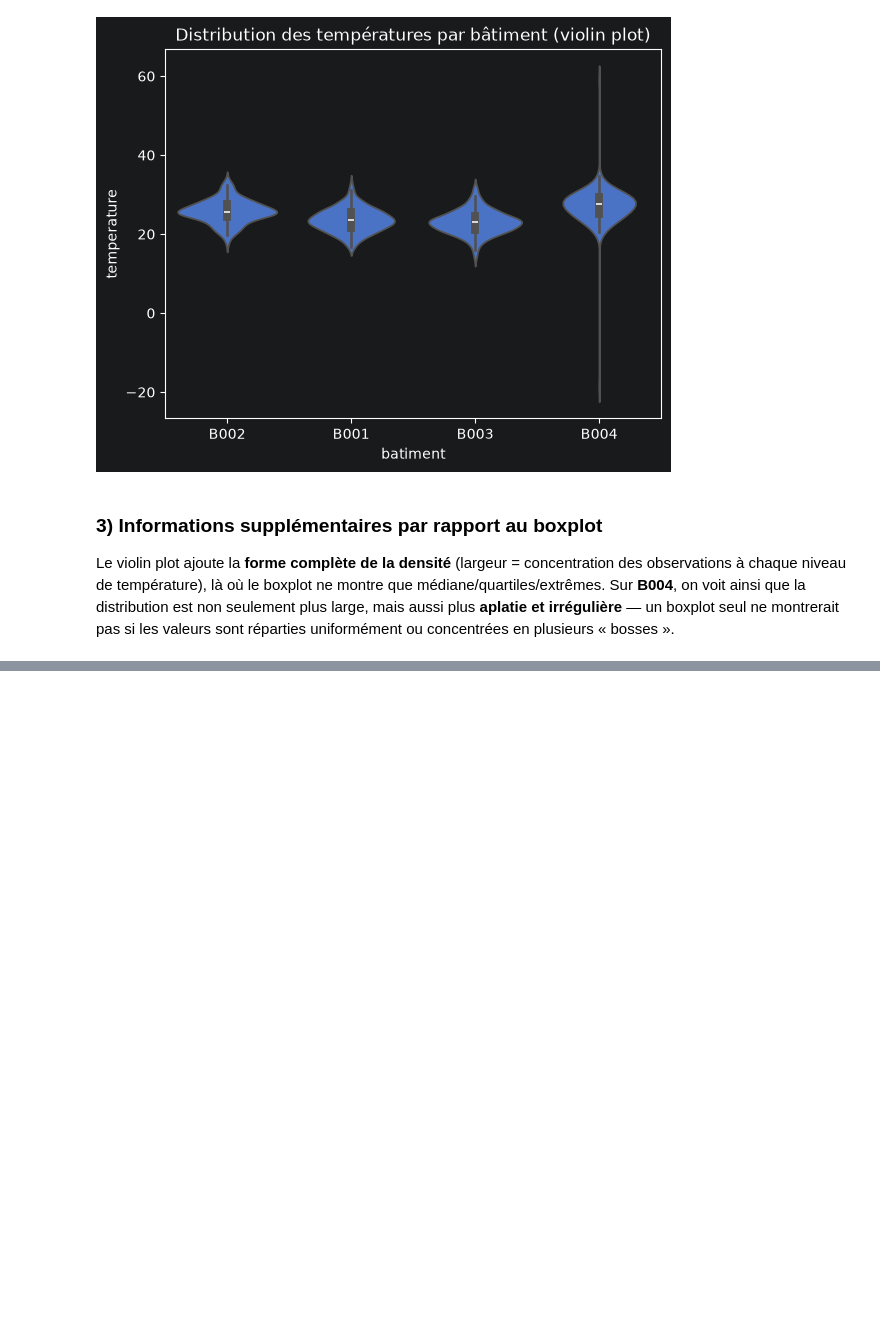
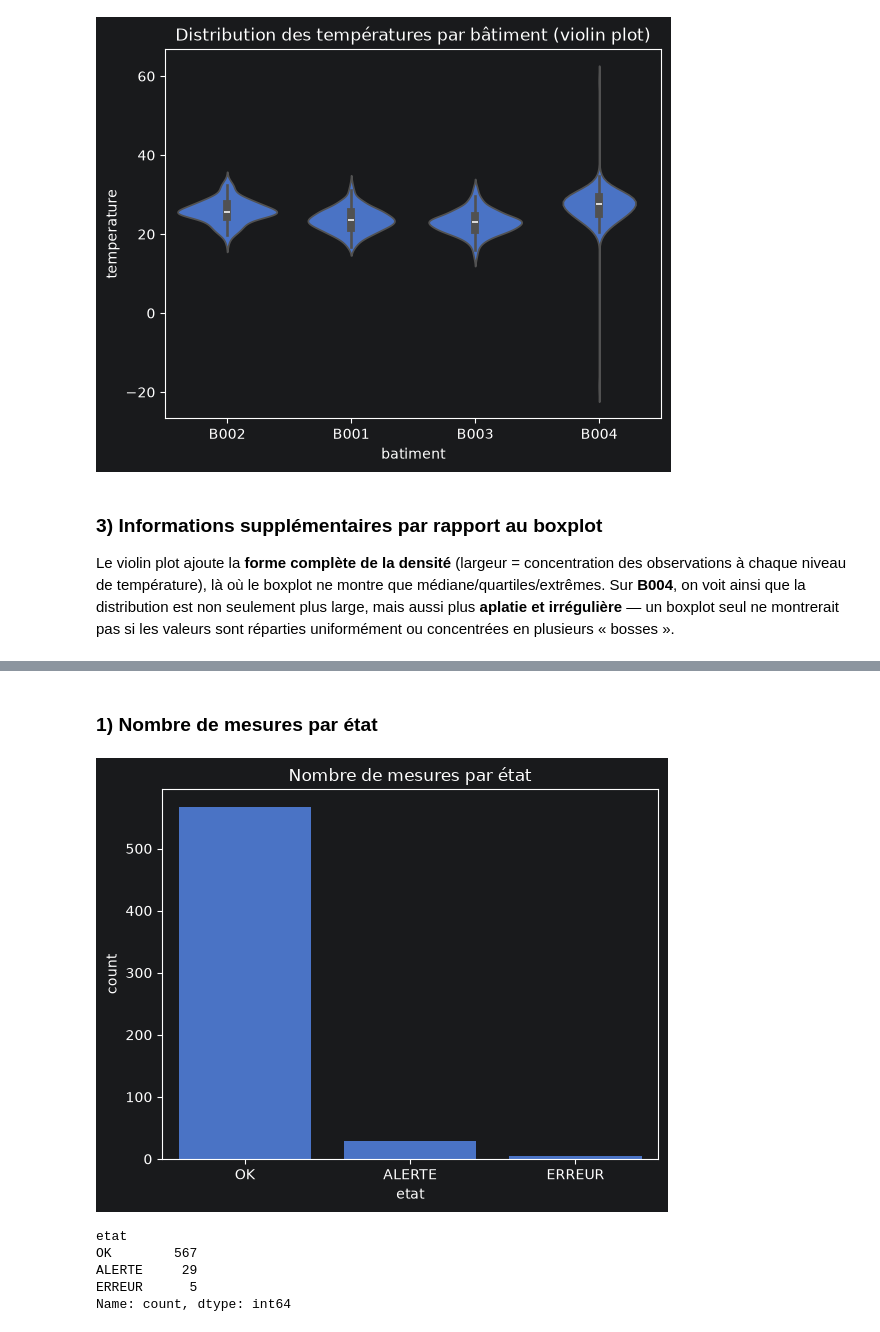
Before and after one commit to Abdouaziz2/atelier_seaborn_iot, a Jupyter notebook: notebooks/atelier_seaborn_iot.ipynb, the cells around one changed output, grey strips where cells are left out. Cells and saved outputs as stored; diff of their text form; code cells hidden in the pictures; blank space fills up the shorter version.

```diff
--- a/notebooks/atelier_seaborn_iot.ipynb
+++ b/notebooks/atelier_seaborn_iot.ipynb
@@ -298,0 +305,16 @@ concentrées en plusieurs « bosses ».
+# %% [markdown]
+### 1) Nombre de mesures par état
+# %%
+# order=... : impose l'ordre des barres (ici du plus fréquent au moins fréquent) pour la lisibilité
+sns.countplot(data=df, x="etat", order=df["etat"].value_counts().index)
+plt.title("Nombre de mesures par état")
+plt.show()
+
+df["etat"].value_counts()  # tableau chiffré équivalent au graphique
+# %% [output]
+[figure, added]
+etat
+OK        567
+ALERTE     29
+ERREUR      5
+Name: count, dtype: int64
```
Also changed, not shown: parts of 14 cells of this notebook.
